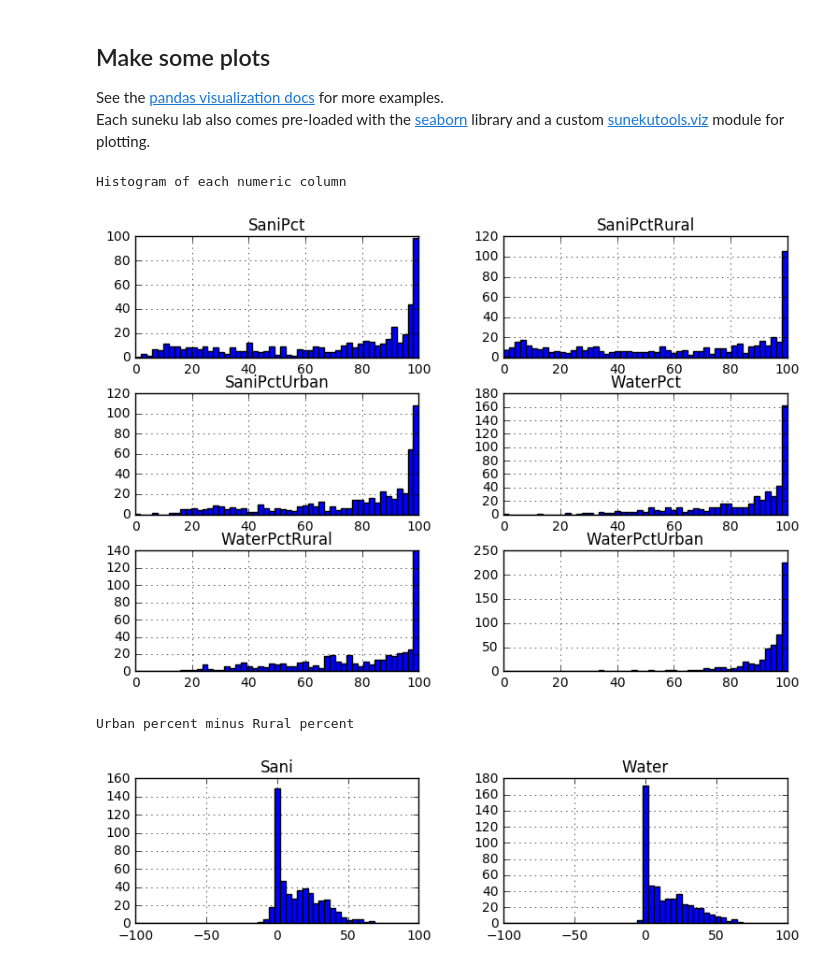
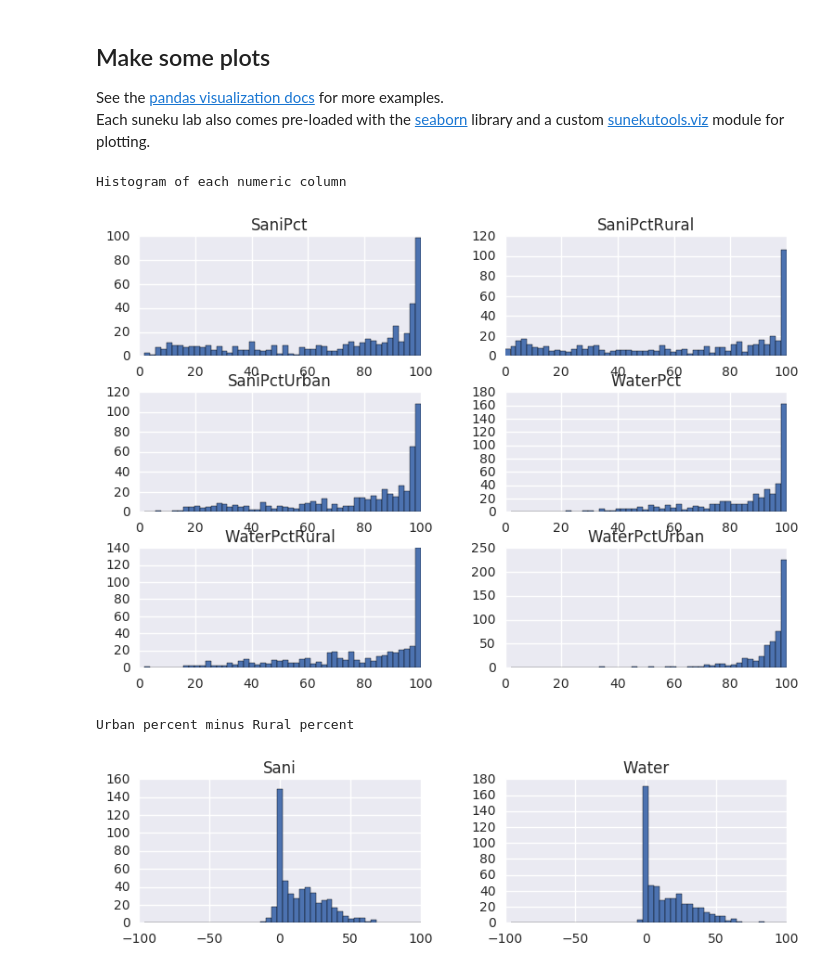
Before and after one commit to samkennerly/suneku, a Jupyter notebook: practice/practice.ipynb, the cells around one changed output. Saved outputs shown, nothing was run; the diff lists cells and outputs as text; code cells hidden in the pictures.

```diff
--- a/practice/practice.ipynb
+++ b/practice/practice.ipynb
@@ -22,7 +23,7 @@ Note that a suneku lab can only see files inside your `~/suneku/` folder.
 From inside a lab, this folder will appear as `/suneku/` without the `~`.
 # %%
 INPUT_FILE = '/suneku/data/WaterSanitation.csv'
-Data = pd.read_csv(INPUT_FILE)
+Data = st.pd.read_csv(INPUT_FILE)
 Data.head()
 # %% [output]
 |  | Unnamed: 0 | Unnamed: 1 | Population using improved drinkin... | Population using improved drinkin... | Population using improved drinkin... | ... |
@@ -95,17 +96,16 @@ SaniPctUrban     object
 SaniPct          object
 dtype: object
 # %%
-# Convert 'Country' to a categorical.
-# (This isn't absolutely necessary. It's also OK to leave it as a string.)
+# Convert 'Country' to a categorical variable
 Data['Country'] = Data['Country'].astype('category')
 
 # Convert 'Year' to datetime64
-Data['Year'] = pd.to_datetime(Data['Year'],format='%Y')
+Data['Year'] = st.pd.to_datetime(Data['Year'],format='%Y')
 
 # Convert numeric columns to floating-point numbers
 numeric_cols = [ x for x in Data.columns if x not in ['Country','Year'] ]
 for col in numeric_cols:
-    Data[col] = pd.to_numeric(Data[col])
+    Data[col] = st.pd.to_numeric(Data[col])
 
 Data.dtypes
 # %% [output]
@@ -270,14 +270,14 @@ Data.hist(bins=51,figsize=(9,6),range=[0,100])
 print("Histogram of each numeric column")
 # %% [output]
 Histogram of each numeric column
-[figure, old version]
+[figure, new version]
 # %%
 # Are urban areas usually better or worse off than rural areas?
-UrbanVsRural = pd.DataFrame(index=Data.index)
+UrbanVsRural = st.pd.DataFrame(index=Data.index)
 UrbanVsRural['Sani'] = Data['SaniPctUrban'] - Data['SaniPctRural']
 UrbanVsRural['Water'] = Data['WaterPctUrban'] - Data['WaterPctRural']
 UrbanVsRural.hist(bins=51,range=[-100,100],figsize=(9,2))
 print("Urban percent minus Rural percent")
 # %% [output]
 Urban percent minus Rural percent
-[figure, old version]
+[figure, new version]
```
Also changed, not shown: parts of 5 cells of this notebook, 2 other files.
